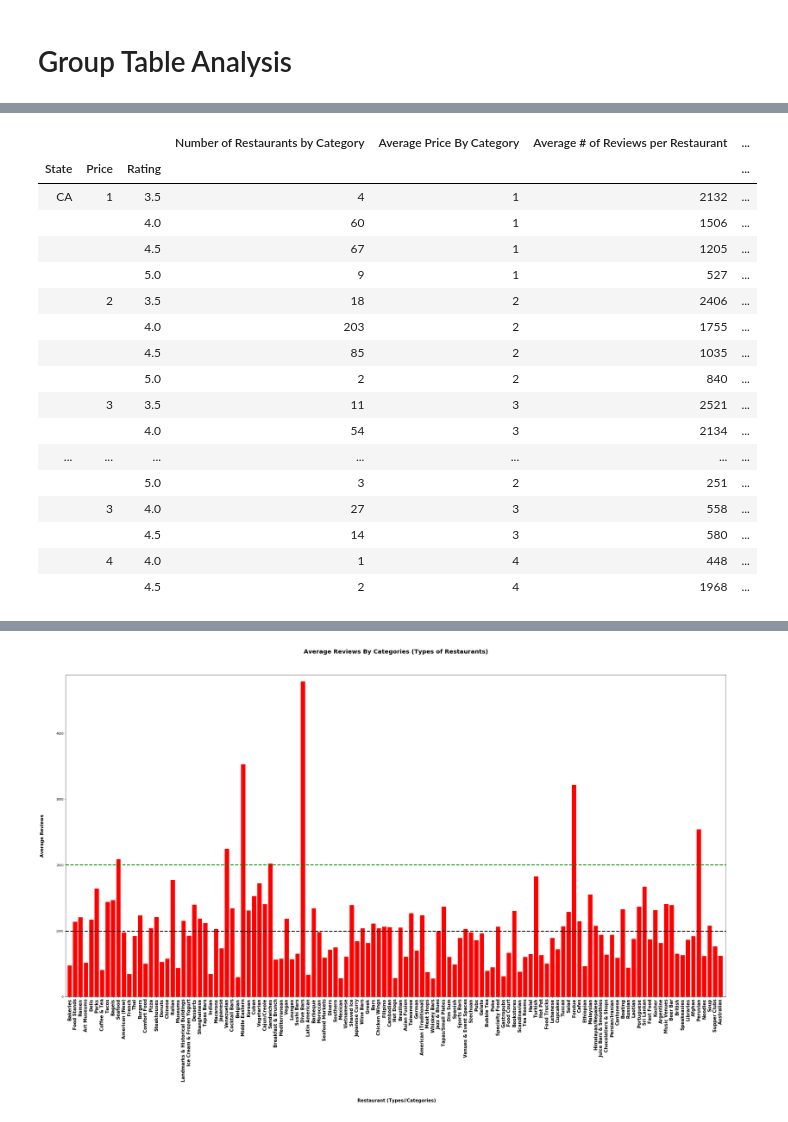
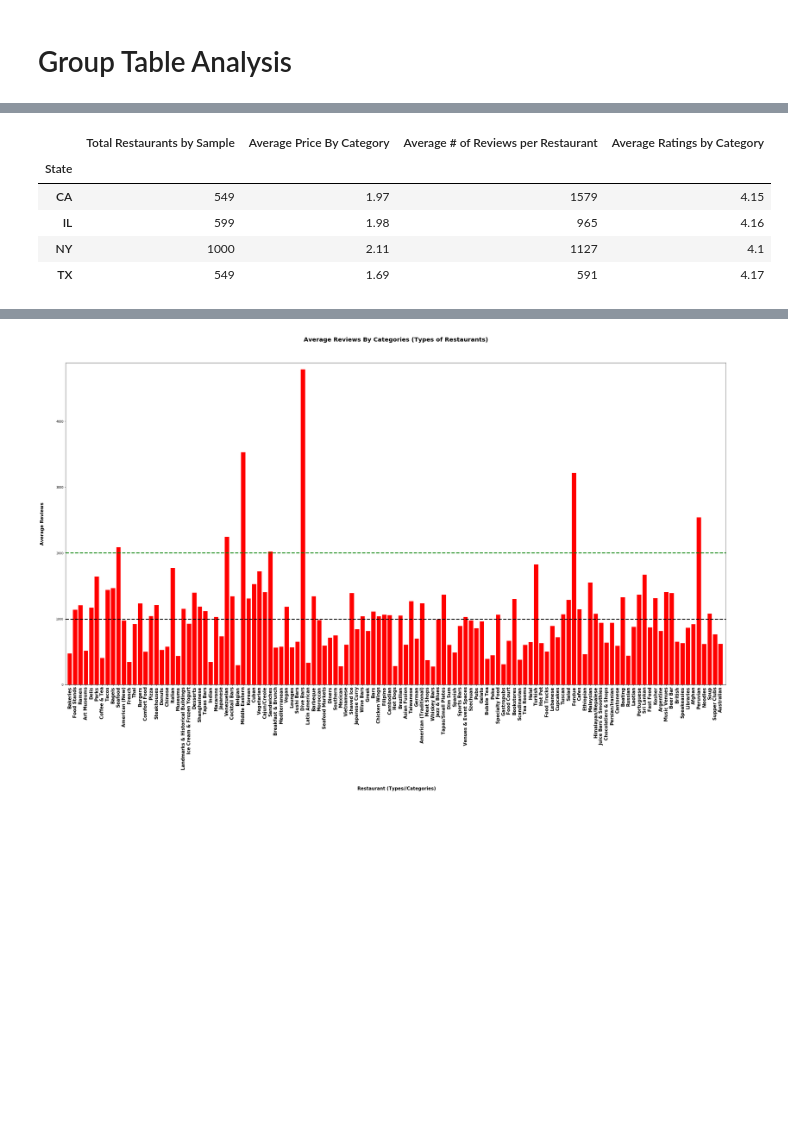
Before and after one commit to elzster/Yelp-Analytics, a Jupyter notebook: ElieProjectMasterCopy.ipynb, the cells around one changed output, grey strips where cells are left out. Drawn from its saved outputs; the diff is of its cells as text; code cells hidden in the pictures; blank space fills up the shorter version.

Commit message:
BarGraph
Addition of Bar Graph and Clean Up

```diff
--- a/ElieProjectMasterCopy.ipynb
+++ b/ElieProjectMasterCopy.ipynb
@@ -45,13 +29,13 @@ merged_table_df.head()
 | 4 | Hog Island Oyster Co | San Francisco | CA | Seafood | 37.795831 | -122.393303 | 2 | 5819 | 4.5 |
 # %%
 #this will yeild broken down by state and price averages
-# grouped_merged_df = merged_table_df.groupby(['State', 'Price'])
+grouped_merged_df = merged_table_df.groupby(['State'])
 
 #this will break down by ratings in states.
 # grouped_merged_df = merged_table_df.groupby(['State', 'Rating'])
 
 #this will breakdown by state, ratings and price and offer price by rating
-grouped_merged_df = merged_table_df.groupby(['State', 'Price', 'Rating'])
+# grouped_merged_df = merged_table_df.groupby(['State', 'Price', 'Rating'])
 
 #this changed to the grouping of the categories, Just redundant to the individual dataframes.
 # grouped_merged_df = merged_table_df.groupby(['State', 'Category', 'Rating'])
@@ -63,30 +47,19 @@ total_grouped_review_counts = grouped_merged_df['Reviews'].count()
 average_grouped_ratings = grouped_merged_df['Rating'].mean()
 # %%
 grouped_category_stats_df= pd.DataFrame({
-    "Number of Restaurants by Category": total_grouped_categories,
-    "Average Price By Category": grouped_price_avg,
+    "Total Restaurants by Sample": total_grouped_categories,
+    "Average Price By Category": grouped_price_avg.round(2),
     "Average # of Reviews per Restaurant": grouped_reviews_count.astype(int),
-    "Average Ratings by Category": average_grouped_ratings
+    "Average Ratings by Category": average_grouped_ratings.round(2)
 })
 grouped_category_stats_df
 # df.astype(int)
-# grouped_category_stats_df.style.format({"Average # of Reviews per Restaurant": "{:}"})
+#use this code to rteset the index and use to plot graphs.
+grouped_category_stats_df.style.format({"Average # of Reviews per Restaurant": "{:}"})
 # %% [output]
-|  |  |  | Number of Restaurants by Category | Average Price By Category | Average # of Reviews per Restaurant | ... |
-| State | Price | Rating |  |  |  | ... |
-| CA | 1 | 3.5 | 4 | 1 | 2132 | ... |
-|  |  | 4.0 | 60 | 1 | 1506 | ... |
-|  |  | 4.5 | 67 | 1 | 1205 | ... |
-|  |  | 5.0 | 9 | 1 | 527 | ... |
-|  | 2 | 3.5 | 18 | 2 | 2406 | ... |
-|  |  | 4.0 | 203 | 2 | 1755 | ... |
-|  |  | 4.5 | 85 | 2 | 1035 | ... |
-|  |  | 5.0 | 2 | 2 | 840 | ... |
-|  | 3 | 3.5 | 11 | 3 | 2521 | ... |
-|  |  | 4.0 | 54 | 3 | 2134 | ... |
-| ... | ... | ... | ... | ... | ... | ... |
-|  |  | 5.0 | 3 | 2 | 251 | ... |
-|  | 3 | 4.0 | 27 | 3 | 558 | ... |
-|  |  | 4.5 | 14 | 3 | 580 | ... |
-|  | 4 | 4.0 | 1 | 4 | 448 | ... |
-|  |  | 4.5 | 2 | 4 | 1968 | ... |
+|  | Total Restaurants by Sample | Average Price By Category | Average # of Reviews per Restaurant | Average Ratings by Category |
+| State |  |  |  |  |
+| CA | 549 | 1.97 | 1579 | 4.15 |
+| IL | 599 | 1.98 | 965 | 4.16 |
+| NY | 1000 | 2.11 | 1127 | 4.1 |
+| TX | 549 | 1.69 | 591 | 4.17 |
```
Also changed, not shown: parts of 5 cells of this notebook, 6 other files.
